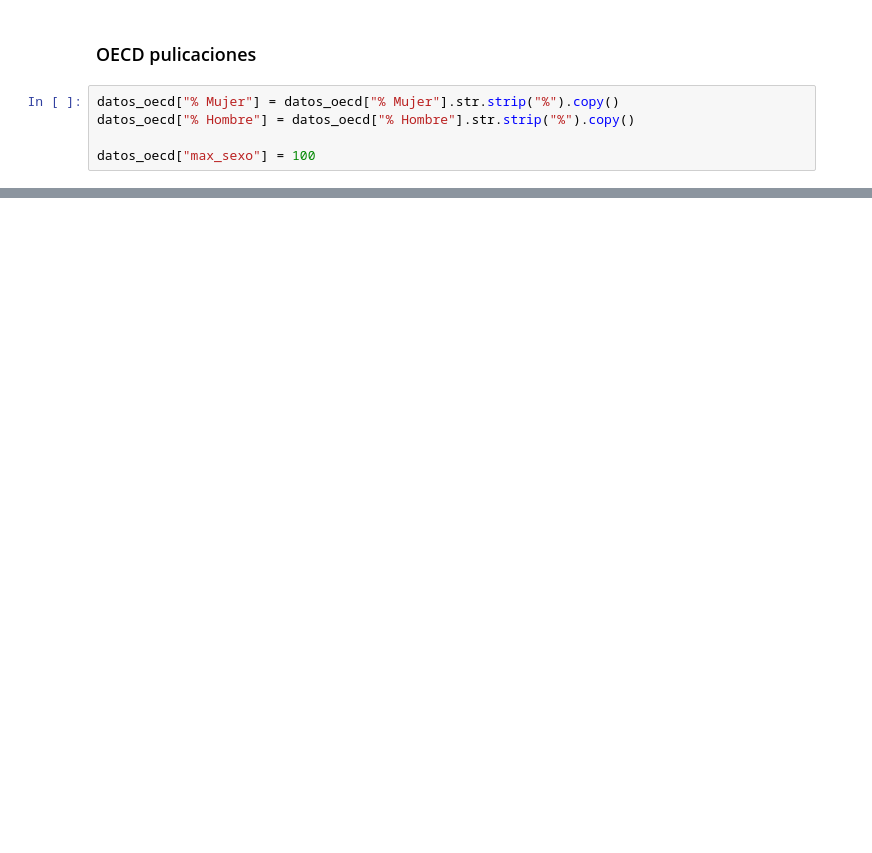
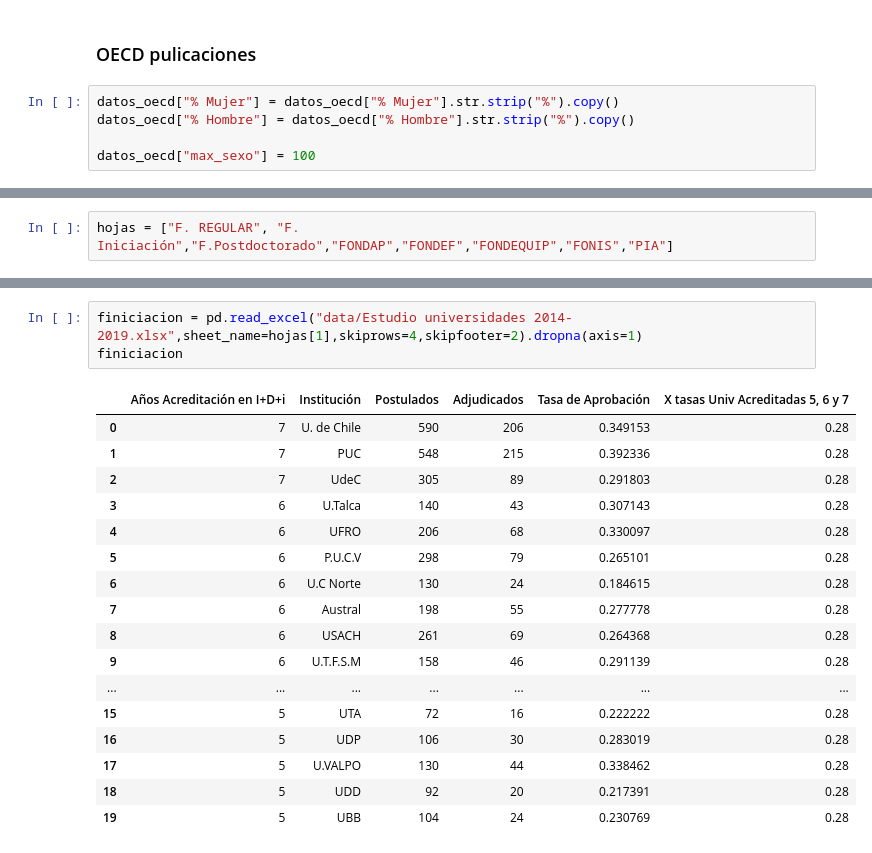
Before and after one commit to Nanocell-Lab/nodo_CTCI, a Jupyter notebook: 04_Investigación.ipynb, the cells around one changed output, grey strips where cells are left out. Saved outputs shown, nothing was run; the diff lists cells and outputs as text; blank space fills up the shorter version.

```diff
--- a/04_Investigación.ipynb
+++ b/04_Investigación.ipynb
@@ -220,0 +259,2 @@ alt.Chart(datos_oecd).mark_line(
+# %%
+hojas = ["F. REGULAR", "F. Iniciación","F.Postdoctorado","FONDAP","FONDEF","FONDEQUIP","FONIS","PIA"]
@@ -220,0 +323,21 @@ alt.Chart(datos_oecd).mark_line(
+# %%
+finiciacion = pd.read_excel("data/Estudio universidades 2014-2019.xlsx",sheet_name=hojas[1],skiprows=4,skipfooter=2).dropna(axis=1)
+finiciacion
+# %% [output]
+|  | Años Acreditación en I+D+i | Institución | Postulados | Adjudicados | Tasa de Aprobación | X tasas Univ Acreditadas 5, 6 y 7 |
+| 0 | 7 | U. de Chile | 590 | 206 | 0.349153 | 0.28 |
+| 1 | 7 | PUC | 548 | 215 | 0.392336 | 0.28 |
+| 2 | 7 | UdeC | 305 | 89 | 0.291803 | 0.28 |
+| 3 | 6 | U.Talca | 140 | 43 | 0.307143 | 0.28 |
+| 4 | 6 | UFRO | 206 | 68 | 0.330097 | 0.28 |
+| 5 | 6 | P.U.C.V | 298 | 79 | 0.265101 | 0.28 |
+| 6 | 6 | U.C Norte | 130 | 24 | 0.184615 | 0.28 |
+| 7 | 6 | Austral | 198 | 55 | 0.277778 | 0.28 |
+| 8 | 6 | USACH | 261 | 69 | 0.264368 | 0.28 |
+| 9 | 6 | U.T.F.S.M | 158 | 46 | 0.291139 | 0.28 |
+| ... | ... | ... | ... | ... | ... | ... |
+| 15 | 5 | UTA | 72 | 16 | 0.222222 | 0.28 |
+| 16 | 5 | UDP | 106 | 30 | 0.283019 | 0.28 |
+| 17 | 5 | U.VALPO | 130 | 44 | 0.338462 | 0.28 |
+| 18 | 5 | UDD | 92 | 20 | 0.217391 | 0.28 |
+| 19 | 5 | UBB | 104 | 24 | 0.230769 | 0.28 |
```
Also changed, not shown: parts of 8 cells of this notebook.
